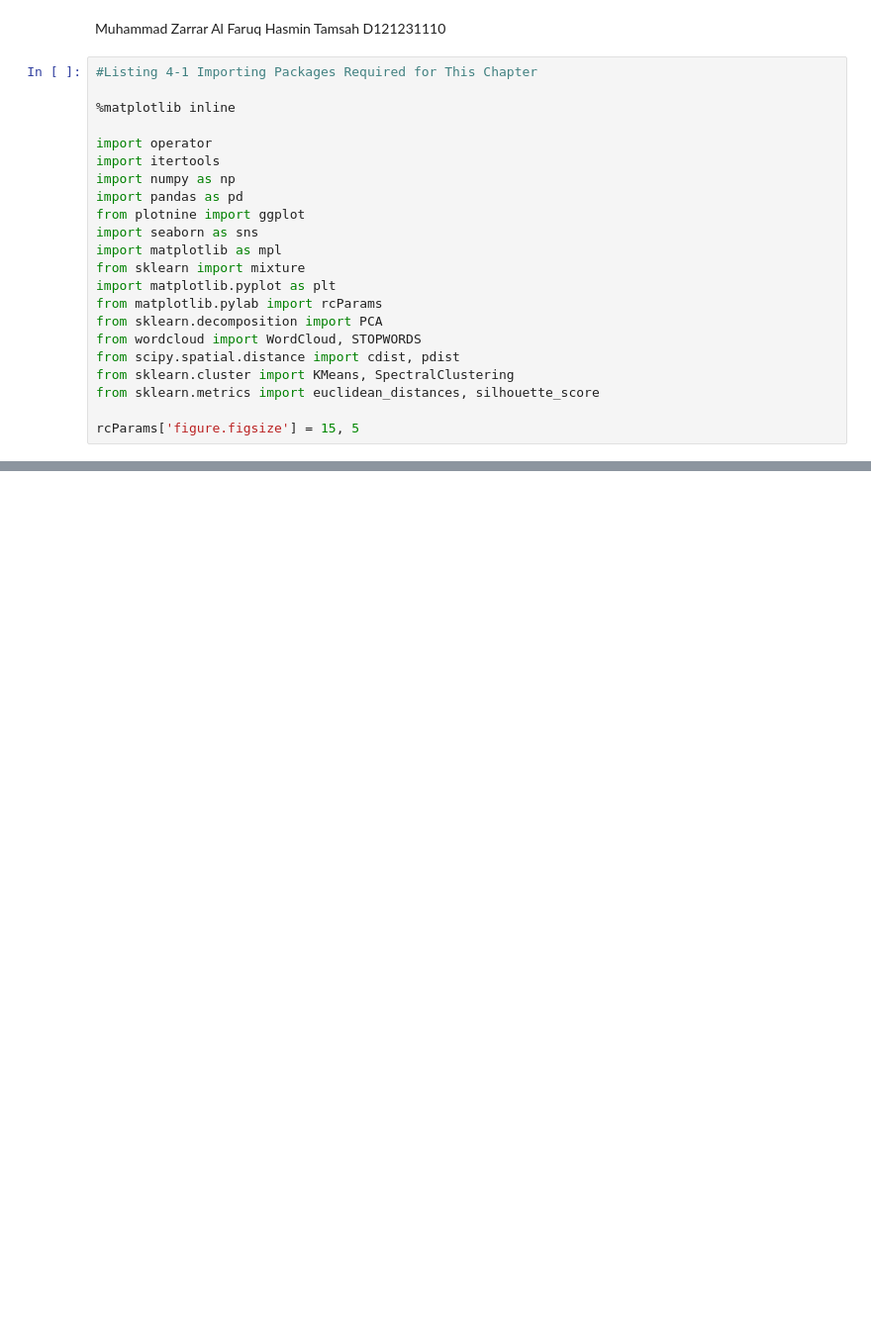
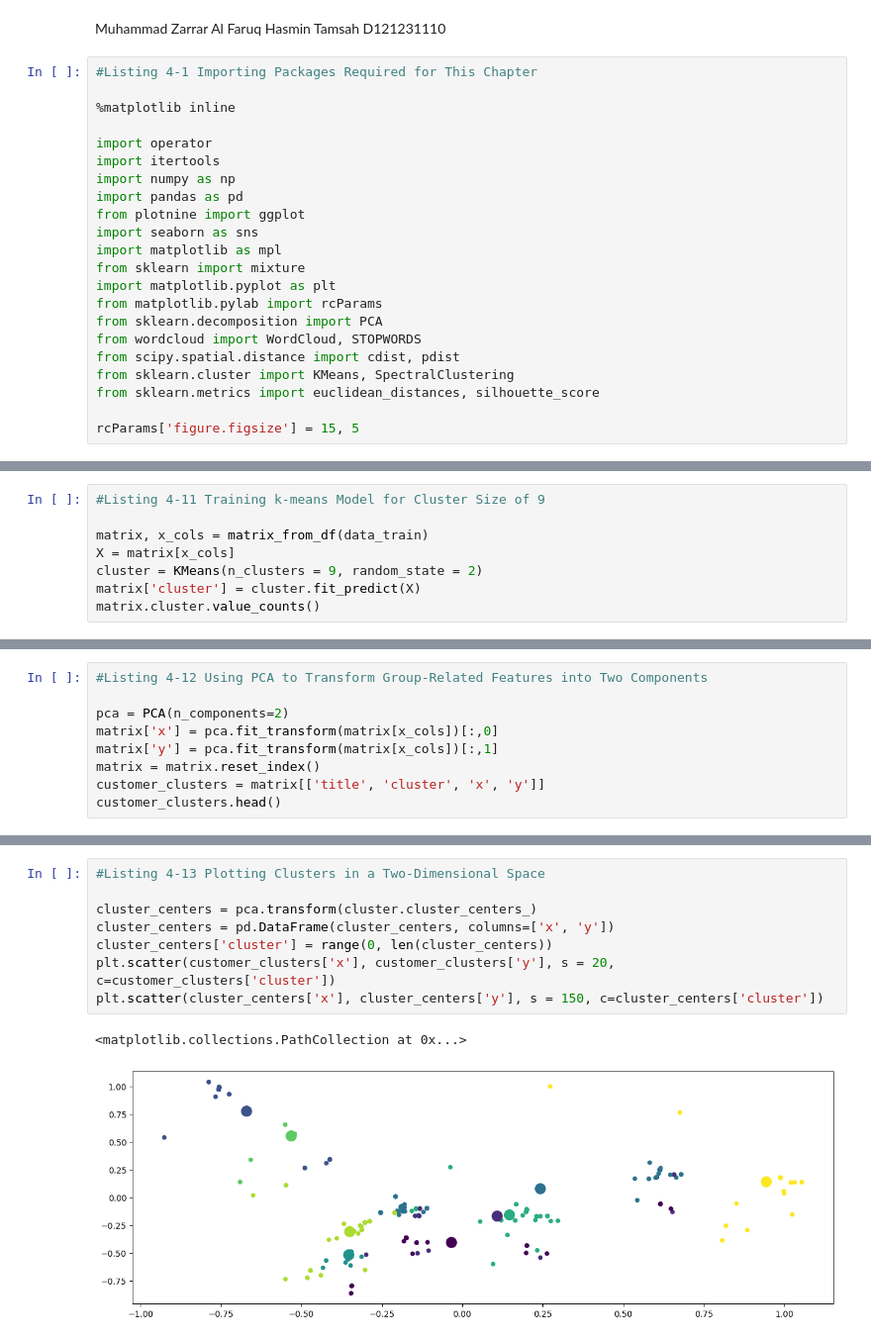
Before and after one commit to rerere-bit/data-related-repos, a Jupyter notebook: clustering_listing_01.ipynb, the cells around one changed output, grey strips where cells are left out. Shown at 99% size. Drawn from its saved outputs; the diff is of its cells as text; blank space fills up the shorter version.

```diff
--- a/clustering_listing_01.ipynb
+++ b/clustering_listing_01.ipynb
@@ -28,0 +151,8 @@ rcParams['figure.figsize'] = 15, 5
+# %%
+#Listing 4-11 Training k-means Model for Cluster Size of 9
+
+matrix, x_cols = matrix_from_df(data_train)
+X = matrix[x_cols]
+cluster = KMeans(n_clusters = 9, random_state = 2)
+matrix['cluster'] = cluster.fit_predict(X)
+matrix.cluster.value_counts()
@@ -28,0 +172,9 @@ rcParams['figure.figsize'] = 15, 5
+# %%
+#Listing 4-12 Using PCA to Transform Group-Related Features into Two Components
+
+pca = PCA(n_components=2)
+matrix['x'] = pca.fit_transform(matrix[x_cols])[:,0]
+matrix['y'] = pca.fit_transform(matrix[x_cols])[:,1]
+matrix = matrix.reset_index()
+customer_clusters = matrix[['title', 'cluster', 'x', 'y']]
+customer_clusters.head()
@@ -28,0 +208,12 @@ rcParams['figure.figsize'] = 15, 5
+# %%
+#Listing 4-13 Plotting Clusters in a Two-Dimensional Space
+
+cluster_centers = pca.transform(cluster.cluster_centers_)
+cluster_centers = pd.DataFrame(cluster_centers, columns=['x', 'y'])
+cluster_centers['cluster'] = range(0, len(cluster_centers))
+plt.scatter(customer_clusters['x'], customer_clusters['y'], s = 20,
+c=customer_clusters['cluster'])
+plt.scatter(cluster_centers['x'], cluster_centers['y'], s = 150, c=cluster_centers['cluster'])
+# %% [output]
+<matplotlib.collections.PathCollection at 0x...>
+[figure, added]
```
Also changed, not shown: parts of 18 cells of this notebook.
